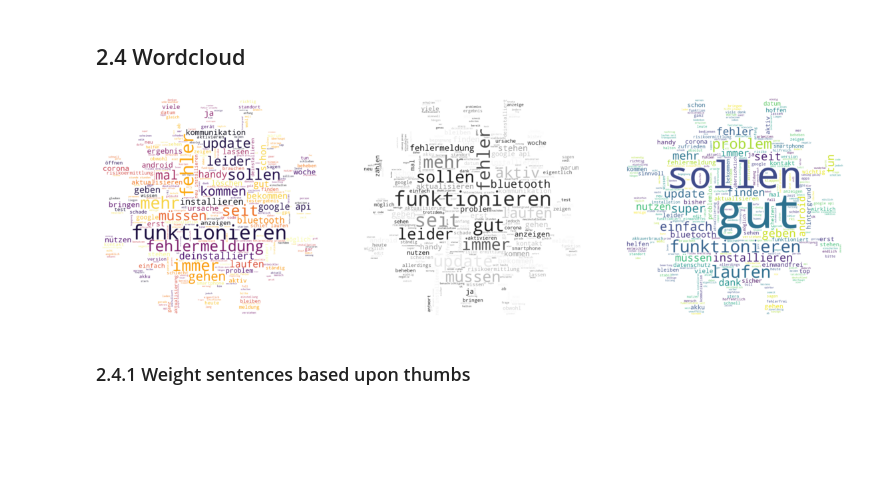
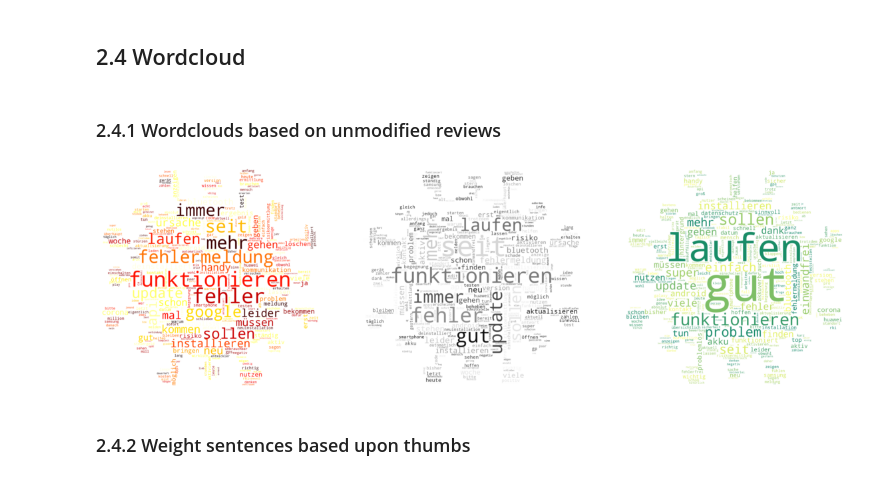
Before and after one commit to nnamliehbes/CoronaWarnApp_Analysis, a Jupyter notebook: corona.ipynb, the cells around one changed output. Drawn from its saved outputs; the diff is of its cells as text; code cells hidden in the pictures; blank space fills up the shorter version.

```diff
--- a/corona.ipynb
+++ b/corona.ipynb
@@ -36,5 +36,5 @@ import matplotlib
 import matplotlib.pyplot as plt
 # %%
 #df.to_csv('rki_corona.csv')
-df = pd.read_csv('rki_corona.csv', index_col=[0])
+df = pd.read_csv('google_play_corona_warn_app.csv', index_col=[0])
 # %% [markdown]
@@ -233,6 +217,8 @@ Name: LemmaReview, dtype: object
 df["LemmaReview"] = df.content.apply(preprocess_text)
 # %% [markdown]
 ## 2.4 Wordcloud
+# %% [markdown]
+### 2.4.1 Wordclouds based on unmodified reviews
 # %%
 def to_long_string(text_column):
     # store in one long text variable
@@ -247,73 +263,28 @@ review_good = to_long_string(df[df["sentiment"] == 2].LemmaReview)
 # %%
-## generate word cloud
-from wordcloud import WordCloud
-from nltk.corpus import stopwords
-import numpy as np
-from PIL import Image
-
-# add mask
-play_mask = np.array(Image.open("virus.png"))
-
-# add stop words
-german_stop_words = stopwords.words('german')
-stoplist = list(set(german_stop_words))
-stop_words = ["card", "tag", "card ", "app"] + stoplist
-
-# specify colors
-def bad_color_func(word, font_size, position, orientation, random_state,
-        **kwargs):
-    return "hsl(8, 0%%, %d%%)" % random.randint(60, 100)
-
-# specifiy clouds
-wordcloud_bad = WordCloud(
-            mask = play_mask,
-            width = 1000,
-            height = 1000,
-            background_color ='white',
-            colormap = matplotlib.cm.inferno,
-            stopwords = stop_words,
-            max_words = 300,
-            min_font_size = 5).generate(review_bad)
-
-wordcloud_neutral = WordCloud(
-            mask = play_mask,
-            width = 1000,
-            height = 1000,
-            background_color ='white',
-            colormap = matplotlib.cm.Greys,
-            stopwords = stop_words,
-            max_words = 300,
-            min_font_size = 5).generate(review_neutral)
-
-wordcloud_good = WordCloud(
-            mask = play_mask,
-            width = 1000,
-            height = 1000,
-            background_color ='white',
-            stopwords = stop_words,
-            max_words = 300,
-            min_font_size = 5).generate(review_good)
+wordcloud_bad = wordcloud_spec(review_bad, matplotlib.cm.hot)
+wordcloud_neutral = wordcloud_spec(review_neutral, matplotlib.cm.binary)
+wordcloud_good = wordcloud_spec(review_good, matplotlib.cm.summer)
 
 # plot the WordCloud image
-f = plt.figure(figsize=(20,15))
+f = plt.figure(figsize = (20,15))
 
 f.add_subplot(1,3, 1)
 plt.imshow(wordcloud_bad, interpolation = 'bilinear')
 plt.axis("off")
 
 f.add_subplot(1,3, 2)
 plt.imshow(wordcloud_neutral, interpolation = 'bilinear')
 plt.axis("off")
 
 f.add_subplot(1,3, 3)
 plt.imshow(wordcloud_good, interpolation = 'bilinear')
 plt.axis("off")
 
 plt.show()
 # %% [output]
-[figure, old version]
+[figure, new version]
 # %% [markdown]
-### 2.4.1 Weight sentences based upon thumbs
+### 2.4.2 Weight sentences based upon thumbs
 # %%
 df_weight = df.copy()
 df_weight["thumbsUpCount"] = df_weight["thumbsUpCount"] + 1
```
Also changed, not shown: parts of 12 cells of this notebook.
